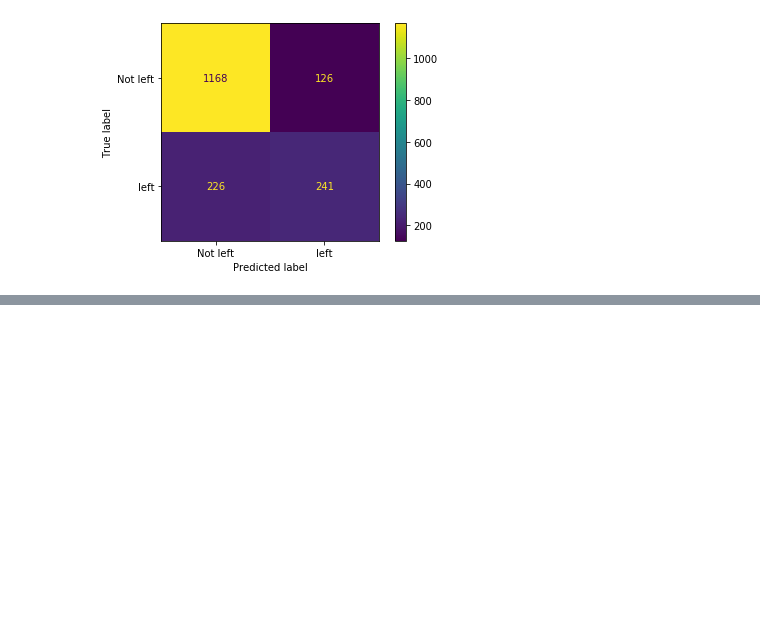
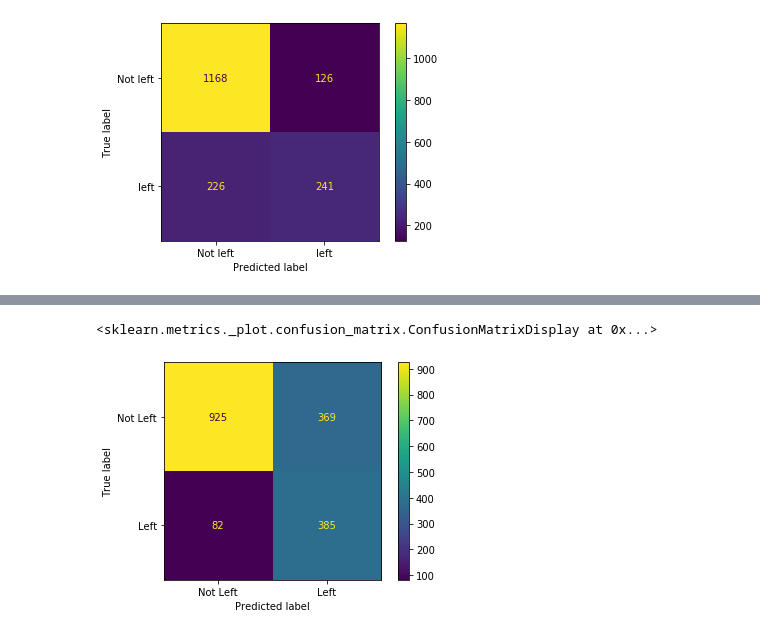
Before and after one commit to samerrkhann/Telco-Customer-Churn, a Jupyter notebook: Telco_Customer_Churn.ipynb, the cells around one changed output, grey strips where cells are left out. Drawn from its saved outputs; the diff is of its cells as text; code cells hidden in the pictures; blank space fills up the shorter version.

```diff
--- a/Telco_Customer_Churn.ipynb
+++ b/Telco_Customer_Churn.ipynb
@@ -283,0 +380,4 @@ plot_confusion_matrix(clf_xgb,X_test,y_test,values_format='d',display_labels=['N
+# %%
+grid_search=GridSearchCV(clf_xgb,param_grid_3,scoring='roc_auc',cv=3,n_jobs=-1,)
+# %%
+grid_search.fit(X_train,y_train,early_stopping_rounds=10,eval_metric='auc',eval_set=[(X_test,y_test)],verbose=False)
@@ -283,0 +410,13 @@ plot_confusion_matrix(clf_xgb,X_test,y_test,values_format='d',display_labels=['N
+# %%
+#looks like we have found an optimal combination
+final_clf=xgb.XGBClassifier(objetive='binary:logistic',
+                           seed=42,
+                           learning_rate=0.5,
+                           gamma=0,
+                           max_depth=4,
+                           scale_pos_weight=3,
+                           reg_lambda=800,
+                           subsample=0.9,
+                           colsample_bytree=0.5)
+# %%
+final_clf.fit(X_train,y_train,eval_metric='aucpr',early_stopping_rounds=10,eval_set=[(X_test,y_test)],verbose=True)
@@ -283,0 +450,6 @@ plot_confusion_matrix(clf_xgb,X_test,y_test,values_format='d',display_labels=['N
+# %%
+#now let's check if our results has been improved or not
+plot_confusion_matrix(final_clf,X_test,y_test,values_format='d',display_labels=['Not Left','Left'])
+# %% [output]
+<sklearn.metrics._plot.confusion_matrix.ConfusionMatrixDisplay at 0x...>
+[figure, added]
```
Also changed, not shown: parts of 16 cells of this notebook.
